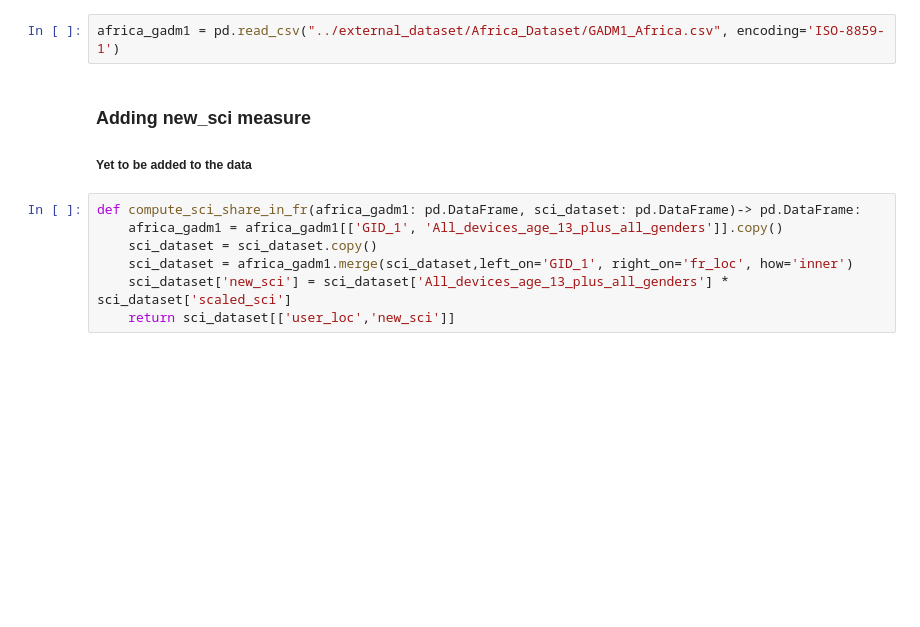
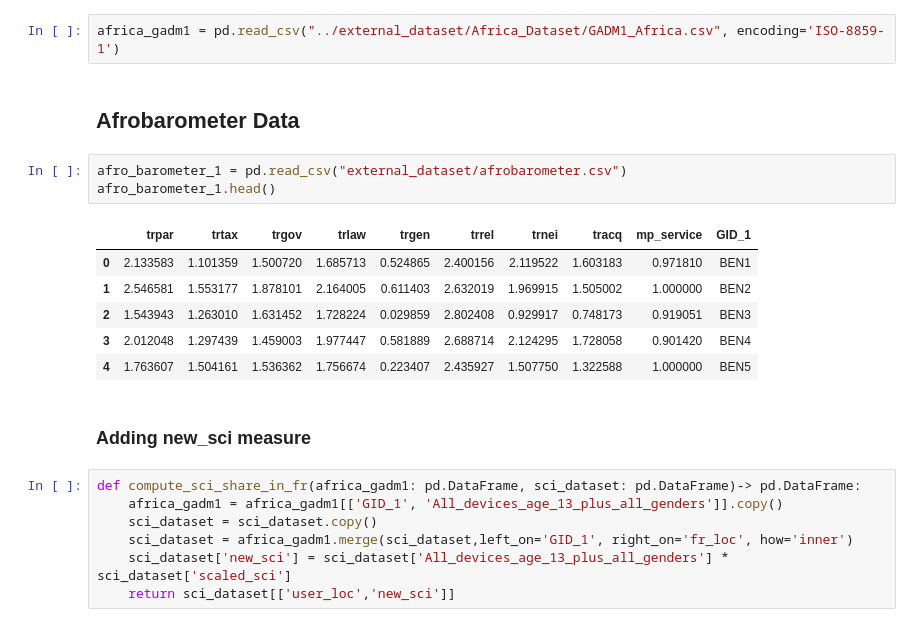
Before and after one commit to Societal-Computing/health_inequalities, a Jupyter notebook: notebooks/Data_creation.ipynb, the cells around one changed output. Saved outputs shown, nothing was run; the diff lists cells and outputs as text; blank space fills up the shorter version.

```diff
--- a/notebooks/Data_creation.ipynb
+++ b/notebooks/Data_creation.ipynb
@@ -63,9 +63,20 @@ health_ind.head()
 ## Africa Dataset
 # %%
 africa_gadm1 = pd.read_csv("../external_dataset/Africa_Dataset/GADM1_Africa.csv", encoding='ISO-8859-1')
+# %% [markdown]
+## Afrobarometer Data
+# %%
+afro_barometer_1 = pd.read_csv("external_dataset/afrobarometer.csv")
+afro_barometer_1.head()
+# %% [output]
+|  | trpar | trtax | trgov | trlaw | trgen | trrel | trnei | tracq | mp_service | GID_1 |
+| 0 | 2.133583 | 1.101359 | 1.500720 | 1.685713 | 0.524865 | 2.400156 | 2.119522 | 1.603183 | 0.971810 | BEN1 |
+| 1 | 2.546581 | 1.553177 | 1.878101 | 2.164005 | 0.611403 | 2.632019 | 1.969915 | 1.505002 | 1.000000 | BEN2 |
+| 2 | 1.543943 | 1.263010 | 1.631452 | 1.728224 | 0.029859 | 2.802408 | 0.929917 | 0.748173 | 0.919051 | BEN3 |
+| 3 | 2.012048 | 1.297439 | 1.459003 | 1.977447 | 0.581889 | 2.688714 | 2.124295 | 1.728058 | 0.901420 | BEN4 |
+| 4 | 1.763607 | 1.504161 | 1.536362 | 1.756674 | 0.223407 | 2.435927 | 1.507750 | 1.322588 | 1.000000 | BEN5 |
 # %% [markdown]
 ### Adding new_sci measure
-##### Yet to be added to the data
 # %%
 def compute_sci_share_in_fr(africa_gadm1: pd.DataFrame, sci_dataset: pd.DataFrame)-> pd.DataFrame:
     africa_gadm1 = africa_gadm1[['GID_1', 'All_devices_age_13_plus_all_genders']].copy()
```
Also changed, not shown: parts of 3 cells of this notebook, 1 other file.
